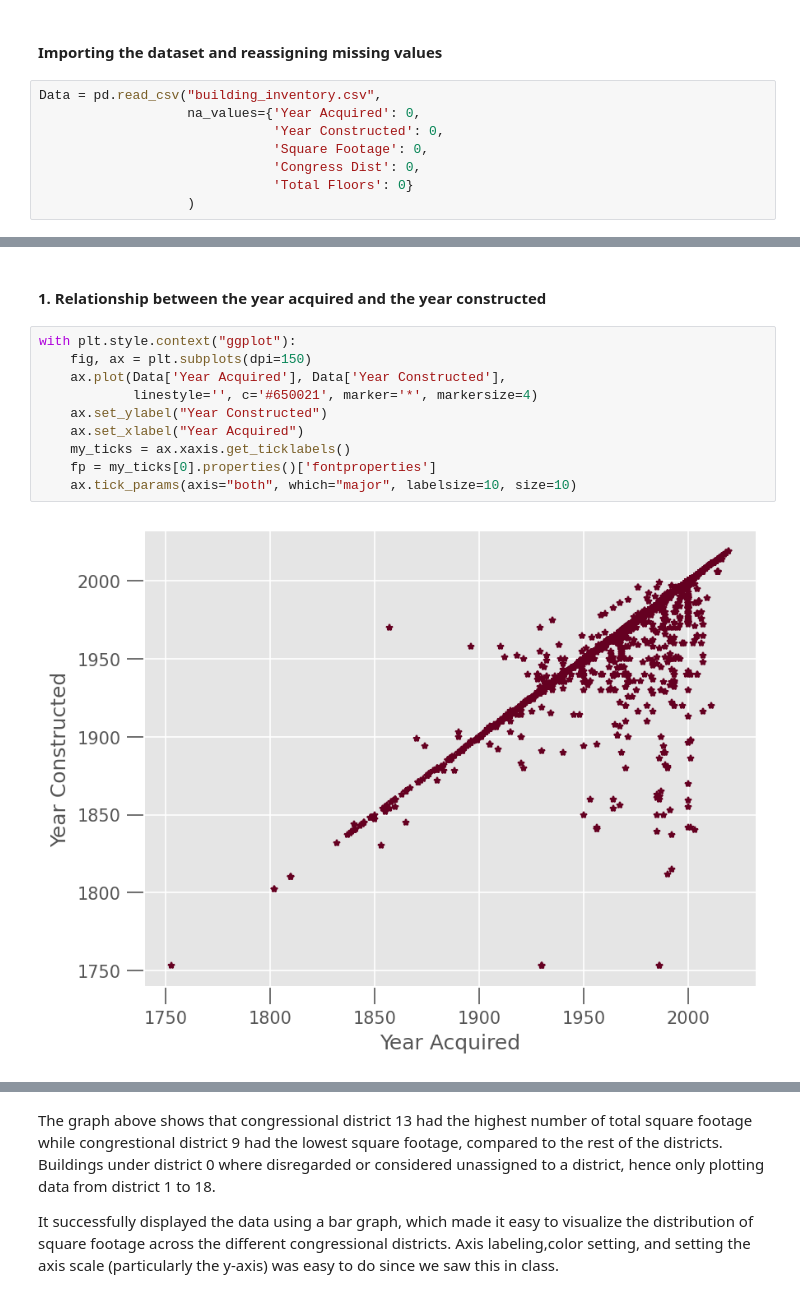
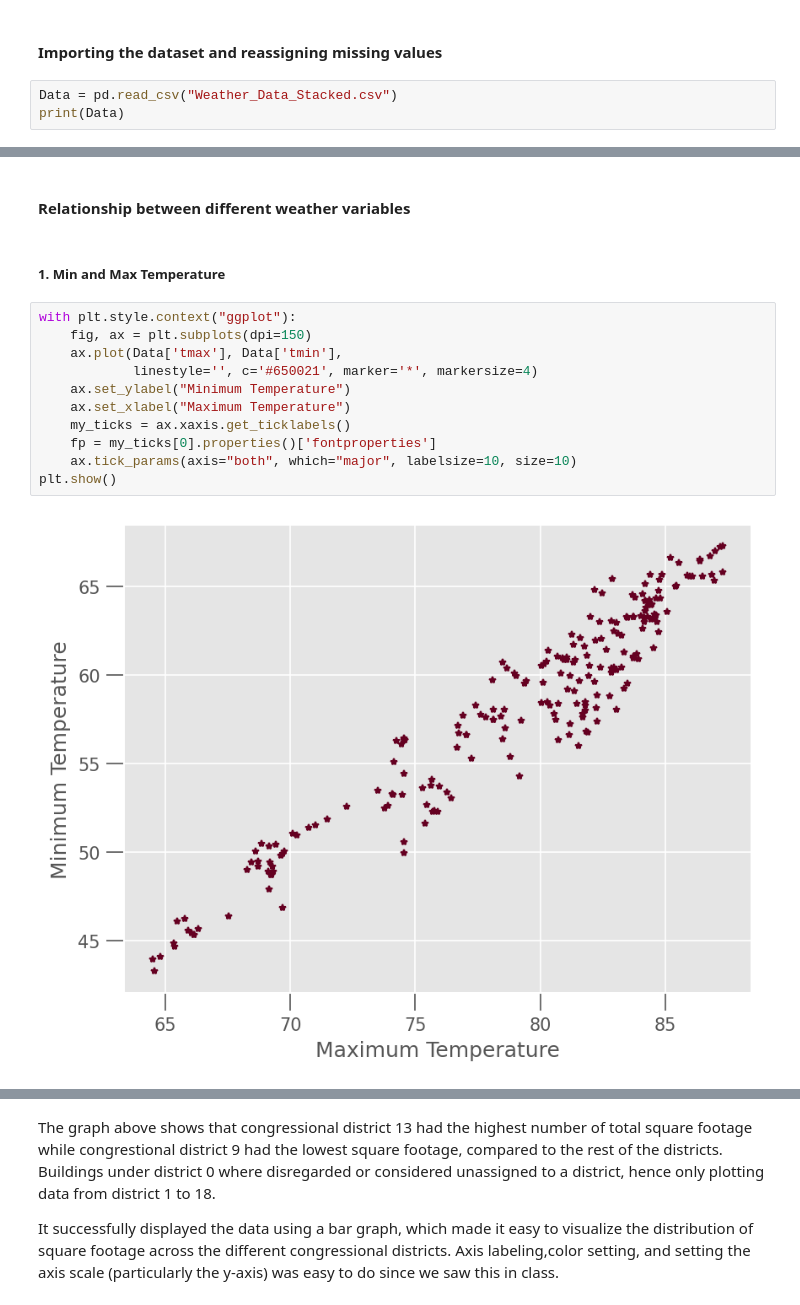
Before and after one commit to Mujjabi/Participatory-Breeding-and-Machine-Learning, a Jupyter notebook: Analysis_Python/Assignment2.ipynb, the cells around one changed output, grey strips where cells are left out. Cells and saved outputs as stored; diff of their text form.

Commit message:
weather data

```diff
--- a/Analysis_Python/Assignment2.ipynb
+++ b/Analysis_Python/Assignment2.ipynb
@@ -25,10 +15,5 @@ import matplotlib.transforms as transforms
 # %% [markdown]
 #### Importing the dataset and reassigning missing values
 # %%
-Data = pd.read_csv("building_inventory.csv",
-                   na_values={'Year Acquired': 0,
-                              'Year Constructed': 0,
-                              'Square Footage': 0,
-                              'Congress Dist': 0,
-                              'Total Floors': 0}
-                   )
+Data = pd.read_csv("Weather_Data_Stacked.csv")
+print(Data)
@@ -47,14 +50,17 @@ Data.describe()
 # %% [markdown]
-#### 1. Relationship between the year acquired and the year constructed
+####  Relationship between different weather variables
+# %% [markdown]
+##### 1. Min and Max Temperature
 # %%
 with plt.style.context("ggplot"):
     fig, ax = plt.subplots(dpi=150)
-    ax.plot(Data['Year Acquired'], Data['Year Constructed'],
+    ax.plot(Data['tmax'], Data['tmin'],
             linestyle='', c='#650021', marker='*', markersize=4)
-    ax.set_ylabel("Year Constructed")
-    ax.set_xlabel("Year Acquired")
+    ax.set_ylabel("Minimum Temperature")
+    ax.set_xlabel("Maximum Temperature")
     my_ticks = ax.xaxis.get_ticklabels()
     fp = my_ticks[0].properties()['fontproperties']
     ax.tick_params(axis="both", which="major", labelsize=10, size=10)
+plt.show()
 # %% [output]
-[figure, old version]
+[figure, new version]
```
Also changed, not shown: parts of 26 cells of this notebook, 7 other files.
